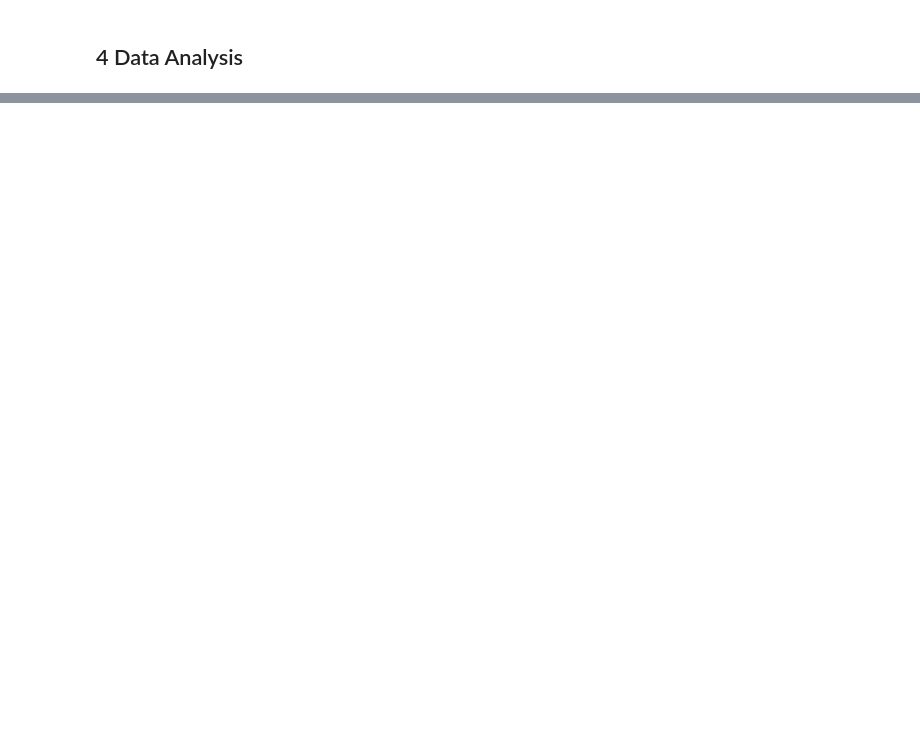
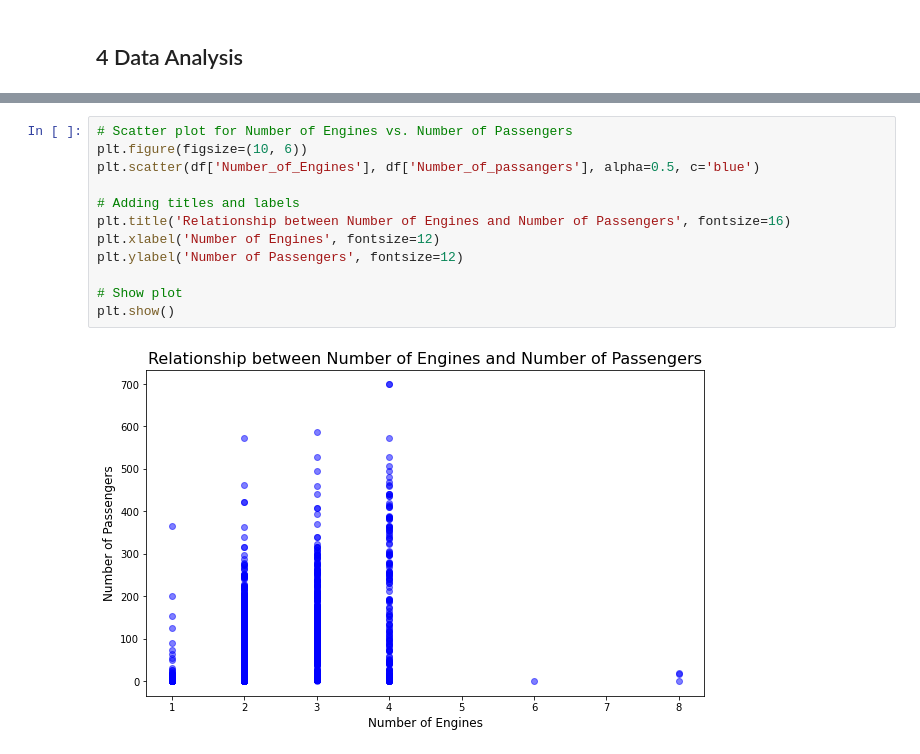
Before and after one commit to OchiengGideon/dsc-phase-1-project-v3, a Jupyter notebook: student.ipynb, the cells around one changed output, grey strips where cells are left out. Drawn from its saved outputs; the diff is of its cells as text; blank space fills up the shorter version.

```diff
--- a/student.ipynb
+++ b/student.ipynb
@@ -892,0 +895,14 @@ memory usage: 13.1+ MB
+# %%
+# Scatter plot for Number of Engines vs. Number of Passengers
+plt.figure(figsize=(10, 6))
+plt.scatter(df['Number_of_Engines'], df['Number_of_passangers'], alpha=0.5, c='blue')
+
+# Adding titles and labels
+plt.title('Relationship between Number of Engines and Number of Passengers', fontsize=16)
+plt.xlabel('Number of Engines', fontsize=12)
+plt.ylabel('Number of Passengers', fontsize=12)
+
+# Show plot
+plt.show()
+# %% [output]
+[figure, added]
```
Also changed, not shown: parts of 22 cells of this notebook, 4 other files.
